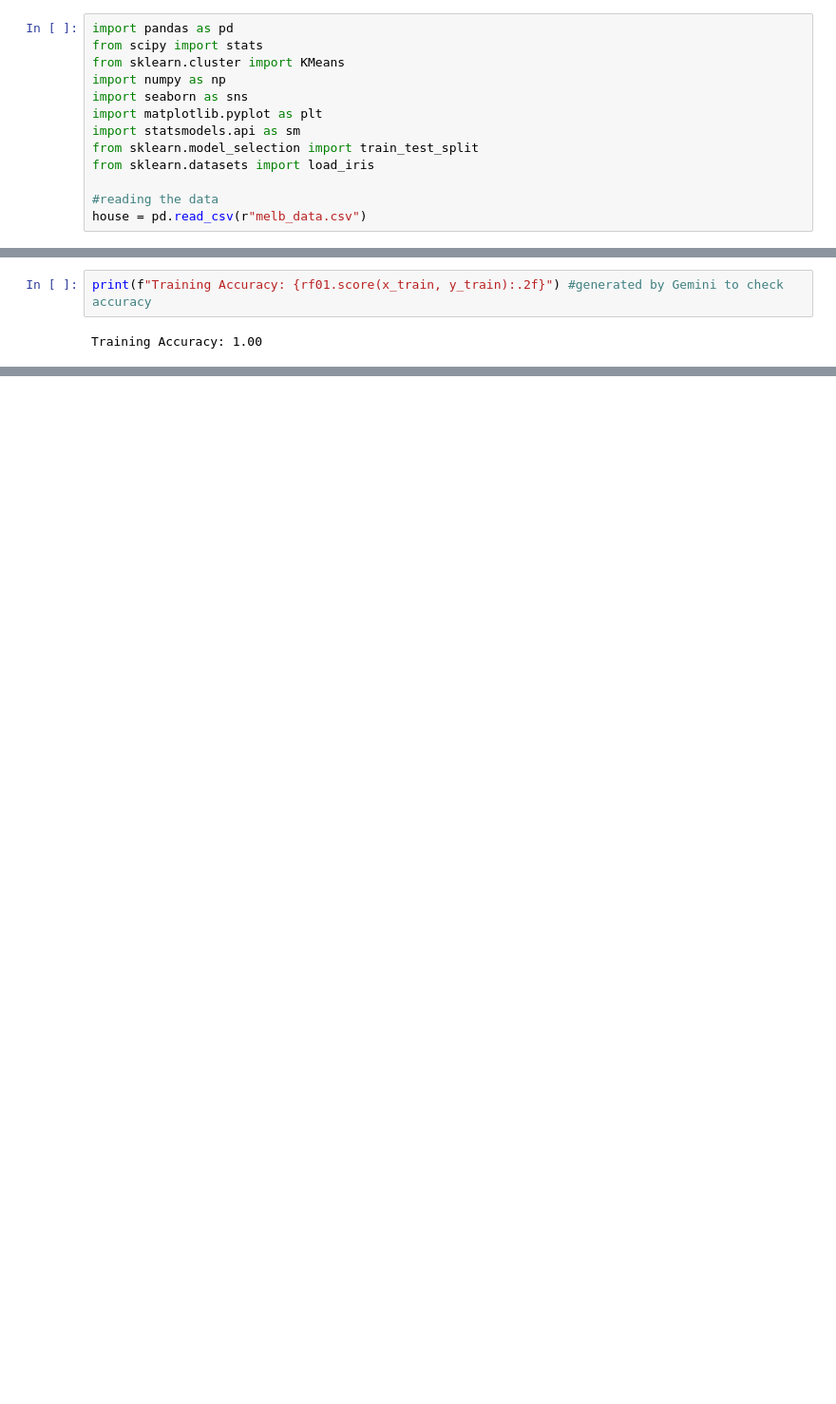
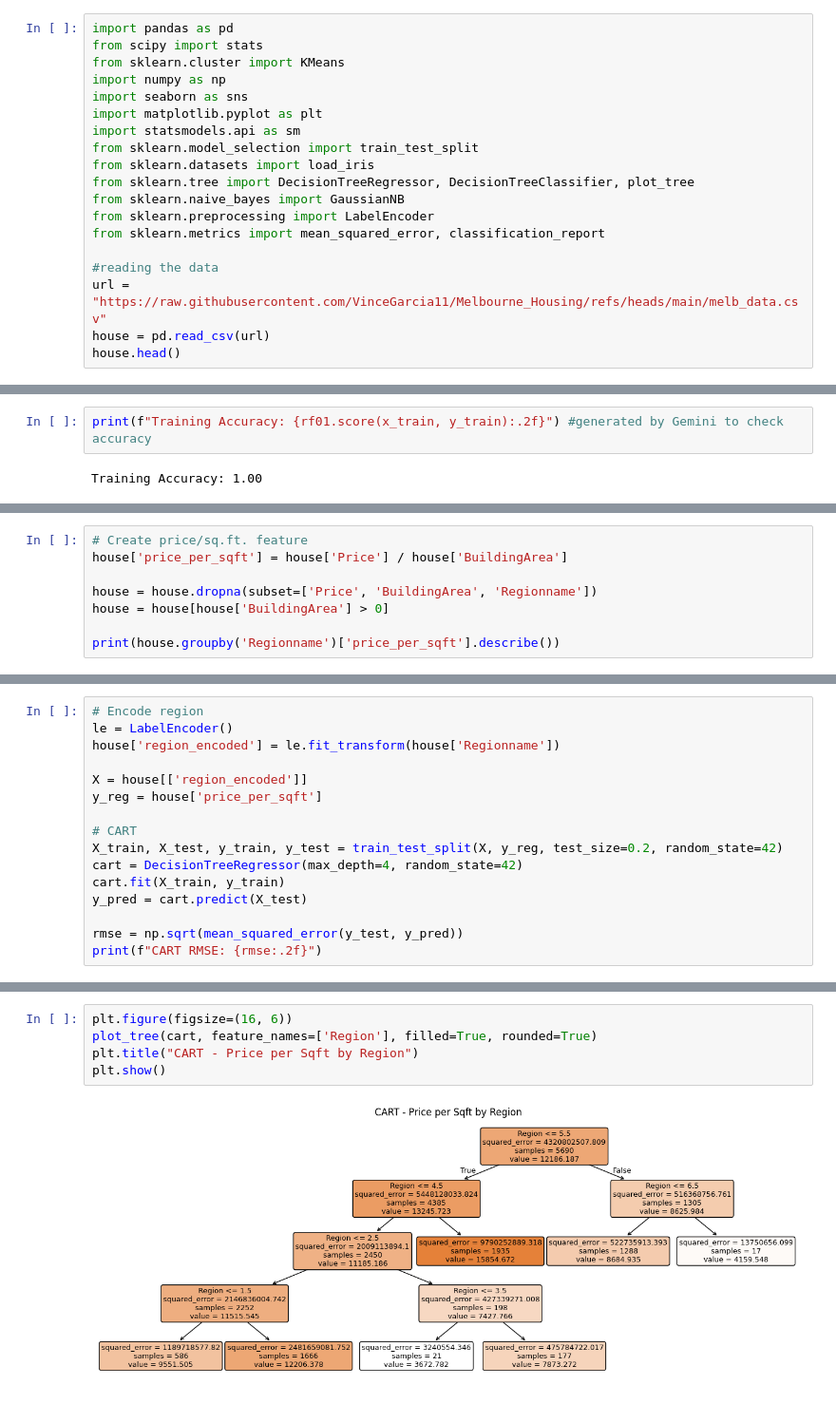
Before and after one commit to VinceGarcia11/Melbourne_Housing, a Jupyter notebook: Data_Mining.ipynb, the cells around one changed output, grey strips where cells are left out. Shown at 95% size. Cells and saved outputs as stored; diff of their text form; blank space fills up the shorter version.

```diff
--- a/Data_Mining.ipynb
+++ b/Data_Mining.ipynb
@@ -10,6 +10,12 @@ import matplotlib.pyplot as plt
 import statsmodels.api as sm
 from sklearn.model_selection import train_test_split
 from sklearn.datasets import load_iris
+from sklearn.tree import DecisionTreeRegressor, DecisionTreeClassifier, plot_tree
+from sklearn.naive_bayes import GaussianNB
+from sklearn.preprocessing import LabelEncoder
+from sklearn.metrics import mean_squared_error, classification_report
 
 #reading the data
-house = pd.read_csv(r"melb_data.csv")
+url = "https://raw.githubusercontent.com/VinceGarcia11/Melbourne_Housing/refs/heads/main/melb_data.csv"
+house = pd.read_csv(url)
+house.head()
@@ -80,0 +95,8 @@ plt.show()
+# %%
+# Create price/sq.ft. feature
+house['price_per_sqft'] = house['Price'] / house['BuildingArea']
+
+house = house.dropna(subset=['Price', 'BuildingArea', 'Regionname'])
+house = house[house['BuildingArea'] > 0]
+
+print(house.groupby('Regionname')['price_per_sqft'].describe())
@@ -80,0 +121,16 @@ plt.show()
+# %%
+# Encode region
+le = LabelEncoder()
+house['region_encoded'] = le.fit_transform(house['Regionname'])
+
+X = house[['region_encoded']]
+y_reg = house['price_per_sqft']
+
+# CART
+X_train, X_test, y_train, y_test = train_test_split(X, y_reg, test_size=0.2, random_state=42)
+cart = DecisionTreeRegressor(max_depth=4, random_state=42)
+cart.fit(X_train, y_train)
+y_pred = cart.predict(X_test)
+
+rmse = np.sqrt(mean_squared_error(y_test, y_pred))
+print(f"CART RMSE: {rmse:.2f}")
@@ -80,0 +139,7 @@ plt.show()
+# %%
+plt.figure(figsize=(16, 6))
+plot_tree(cart, feature_names=['Region'], filled=True, rounded=True)
+plt.title("CART - Price per Sqft by Region")
+plt.show()
+# %% [output]
+[figure, added]
```
Also changed, not shown: parts of 6 cells of this notebook.
